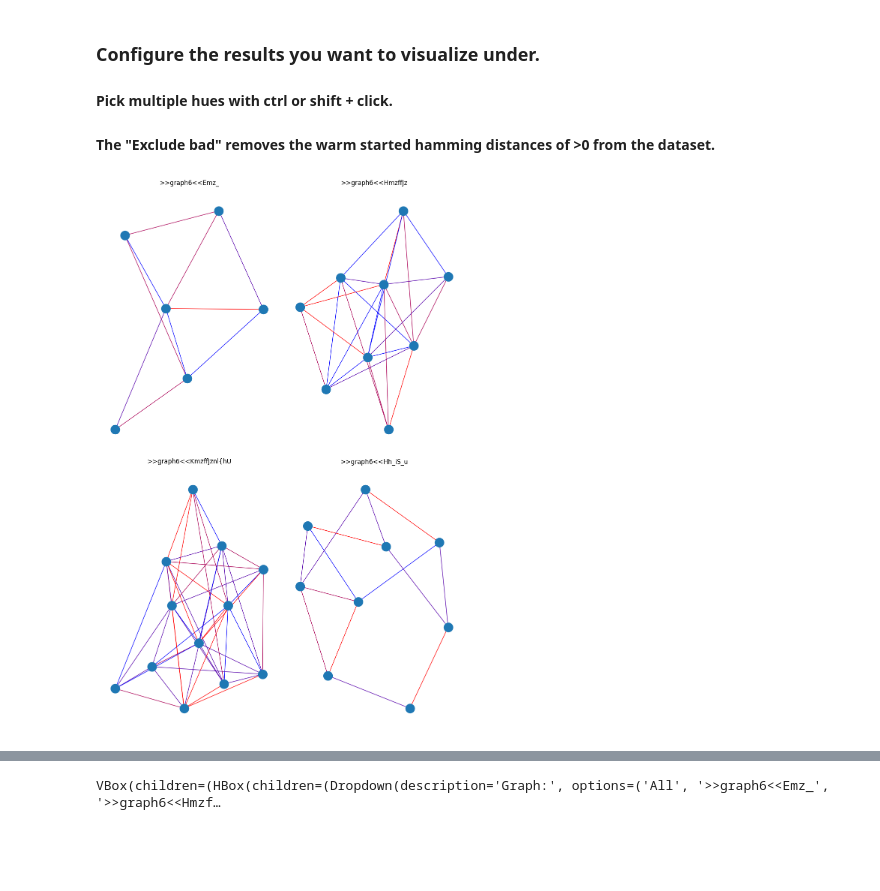
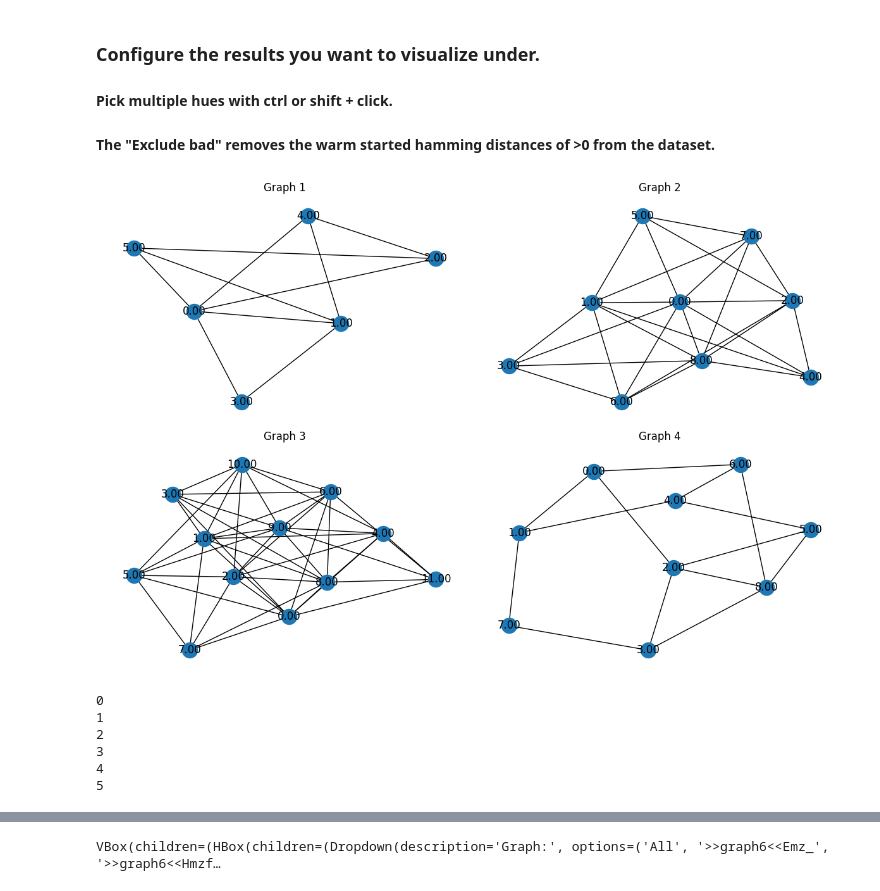
Before and after one commit to Smeidir/QAOA, a Jupyter notebook: results_visualizer.ipynb, the cells around one changed output, grey strips where cells are left out. Saved outputs shown, nothing was run; the diff lists cells and outputs as text; code cells hidden in the pictures; blank space fills up the shorter version.

```diff
--- a/results_visualizer.ipynb
+++ b/results_visualizer.ipynb
@@ -94,48 +45,0 @@ else:
-# %%
-import matplotlib.pyplot as plt
-from matplotlib.colors import Normalize, LinearSegmentedColormap
-import networkx as nx
-from rustworkx.visualization import mpl_draw as draw_graph_func
-
-
-# set up problem and graphs
-problem = MaxCutProblem()
-graphs = problem.get_erdos_renyi_graphs_paper1()
-
-# create a simple blue→red colormap
-cmap = LinearSegmentedColormap.from_list("blue_red", ["blue", "red"])
-
-fig, axs = plt.subplots(2, 2, figsize=(10, 15))
-axs = axs.flatten()
-
-for i, g in enumerate(graphs):
-    ax = axs[i]
-
-    # get (u, v, weight) triples
-    weighted_edges = g.weighted_edge_list()
-    weights = [w for _, _, w in weighted_edges]
-
-    # normalize weights to [0,1]
-    norm = Normalize(vmin=min(weights), vmax=max(weights))
-
-    # map each weight to an RGB(A) from blue→red
-    edge_colors = [cmap(norm(w)) for _, _, w in weighted_edges]
-
-    # draw with the per-edge colours
-    draw_graph_func(
-        g,
-        ax=ax,
-        with_labels=False,
-        edge_color=edge_colors,
-    )
-
-    # title with graph6 string
-    graph = nx.Graph(list(g.edge_list()))
-    graph6_string = nx.to_graph6_bytes(graph).decode("utf-8").strip()
-    ax.set_title(graph6_string)
-    ax.axis("off")
-
-plt.tight_layout()
-plt.show()
-# %% [output]
-[figure, removed]
@@ -141,0 +75,29 @@ plt.show()
+# %%
+from rustworkx.visualization import mpl_draw as draw_graph
+import networkx as nx
+problem = MaxCutProblem()
+graphs = problem.get_erdos_renyi_graphs_paper1()
+
+import matplotlib.pyplot as plt
+
+fig, axes = plt.subplots(2,2, figsize=(12, 8))
+axes = axes.flatten()
+
+for idx, graph in enumerate(graphs):
+    # Create a mapping from node indices to their values to use as labels
+
+    draw_graph(graph, ax=axes[idx], with_labels=True, labels=lambda node: f"{node:.2f}")
+    axes[idx].set_title(f"Graph {idx+1}")
+
+plt.tight_layout()
+plt.show()
+for n in graphs[0].node_indices():
+    print(graphs[0][n])
+# %% [output]
+[figure, added]
+0
+1
+2
+3
+4
+5
```
Also changed, not shown: parts of 6 cells of this notebook, 5 other files.
